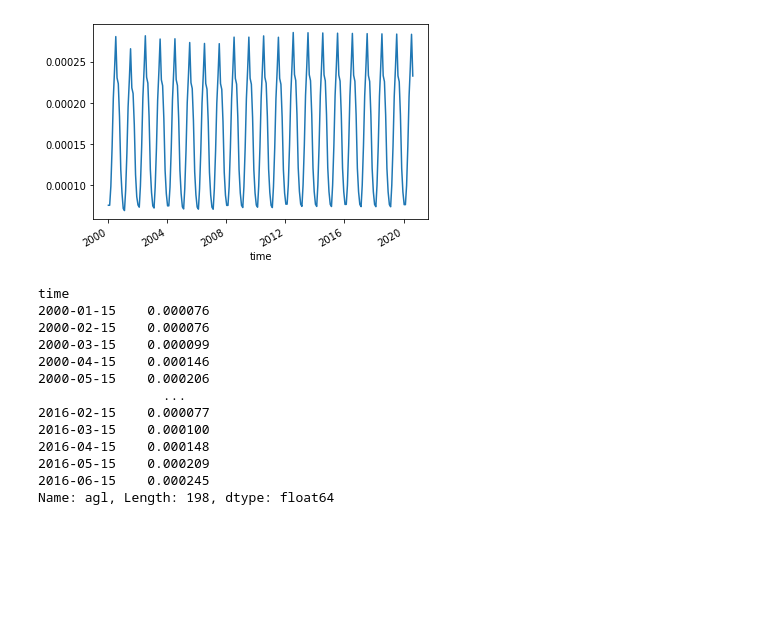
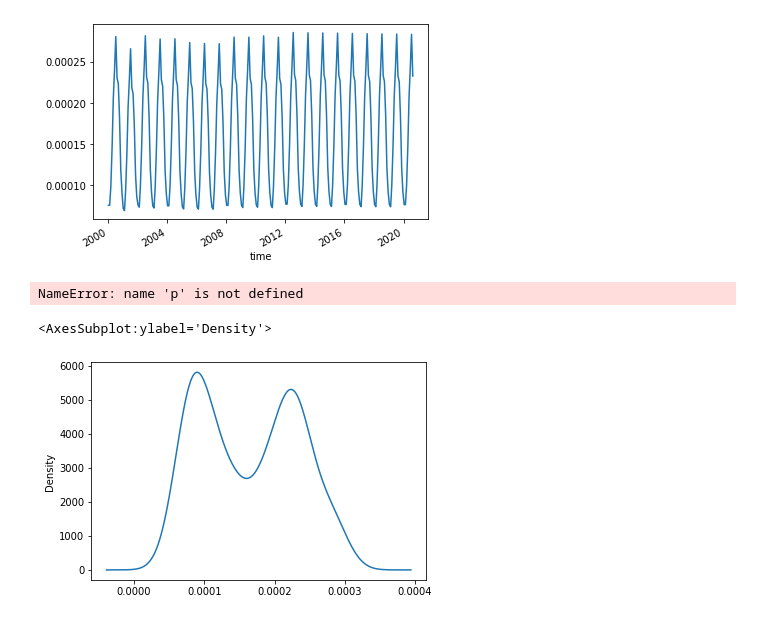
Before and after one commit to samuelexferri/unibg-statistic2, a Jupyter notebook: notebooks/cross_validation.ipynb, the cells around one changed output. Drawn from its saved outputs; the diff is of its cells as text; code cells hidden in the pictures; blank space fills up the shorter version.

Commit message:
add distribution tests

```diff
--- a/notebooks/cross_validation.ipynb
+++ b/notebooks/cross_validation.ipynb
@@ -23,21 +23,26 @@ import matplotlib.pyplot as plt
 import statsmodels as sm
 import matplotlib.pyplot as plt
 from utils import utils
+from statsmodels.tsa.statespace.sarimax import SARIMAX
 
-n = len(nh3_max)
+n = len(nh3)
 rmse = []
+k = 18
+p = 1
+q = 1
+d = 1
 # TODO (AIC; BIC)
 
 for i in range(k - 1):
     start = ((n * (i + 1)) / k )
 
     # Divide data into two dataset: training and validation
-    train_set = nh3_max[0:int(start)].to_period('M')
-    validation_set = nh3_max[int(start):int(start+int(n/k))].to_period('M')
+    train_set = nh3[0:int(start)].to_period('M')
+    validation_set = nh3[int(start):int(start+int(n/k))].to_period('M')
 
     # Model fitting
     #model = sm.tsa.arima.model.ARIMA(train_set, order=(p,d,q))
-    model = sm.tsa.statespace.sarimax.SARIMAX(train_set, order=(p,d,q))
+    model = SARIMAX(train_set, order=(p,d,q))
     model_fit = model.fit()
 
     predictions = []
@@ -58,19 +63,5 @@ for i in range(k - 1):
         plt.show()
 
     rmse.append(sum(np.array(errors)**2))
+# %% [output]
+NameError: name 'p' is not defined
-# %%
-train_set, test_set = utils.
-# %% [output]
-time
-2000-01-15    0.000076
-2000-02-15    0.000076
-2000-03-15    0.000099
-2000-04-15    0.000146
-2000-05-15    0.000206
-                ...
-2016-02-15    0.000077
-2016-03-15    0.000100
-2016-04-15    0.000148
-2016-05-15    0.000209
-2016-06-15    0.000245
-Name: agl, Length: 198, dtype: float64
@@ -76,0 +72,5 @@ Name: agl, Length: 198, dtype: float64
+# %%
+nh3.plot(kind='kde')
+# %% [output]
+<AxesSubplot:ylabel='Density'>
+[figure, added]
```
Also changed, not shown: parts of 24 cells of this notebook, 1 other file.
